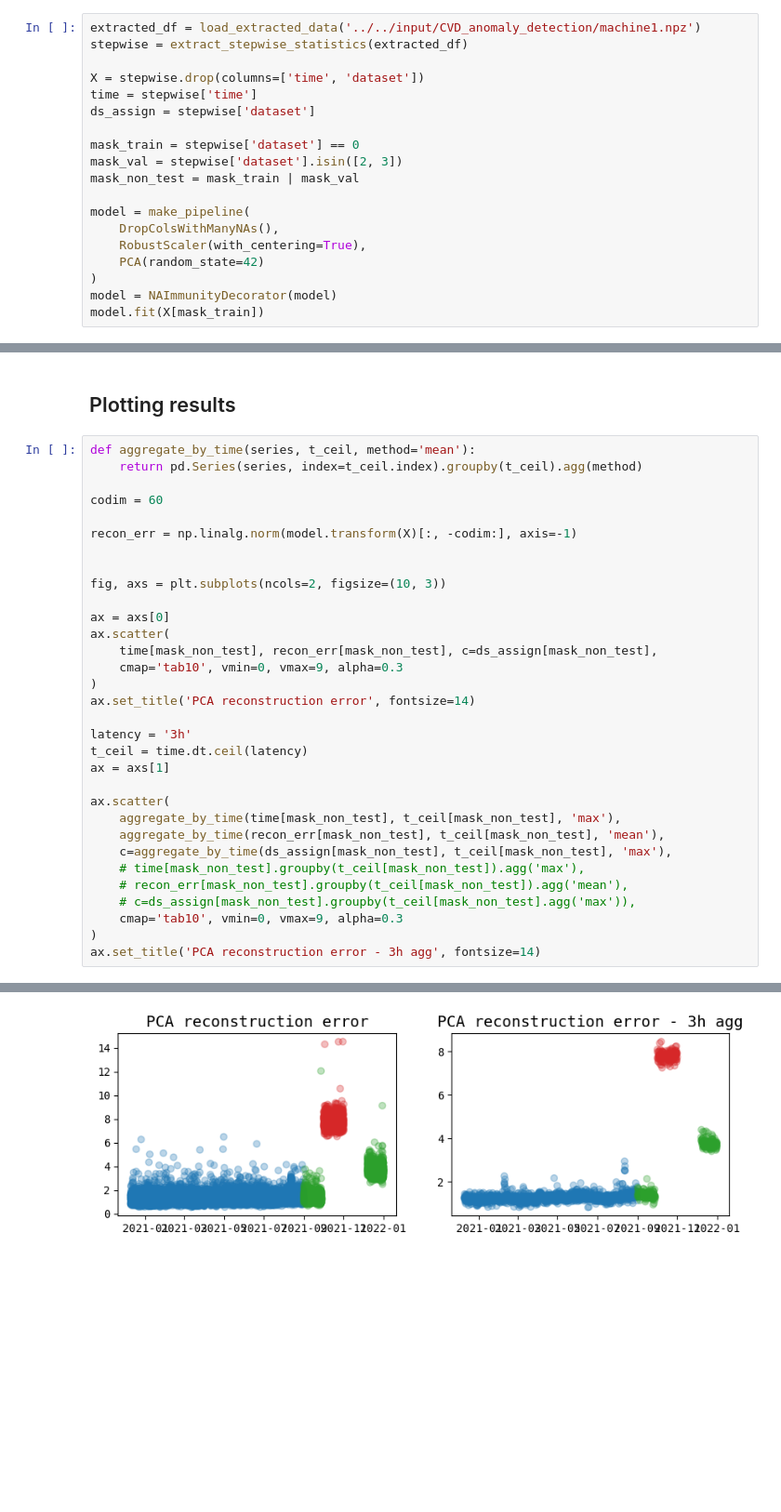
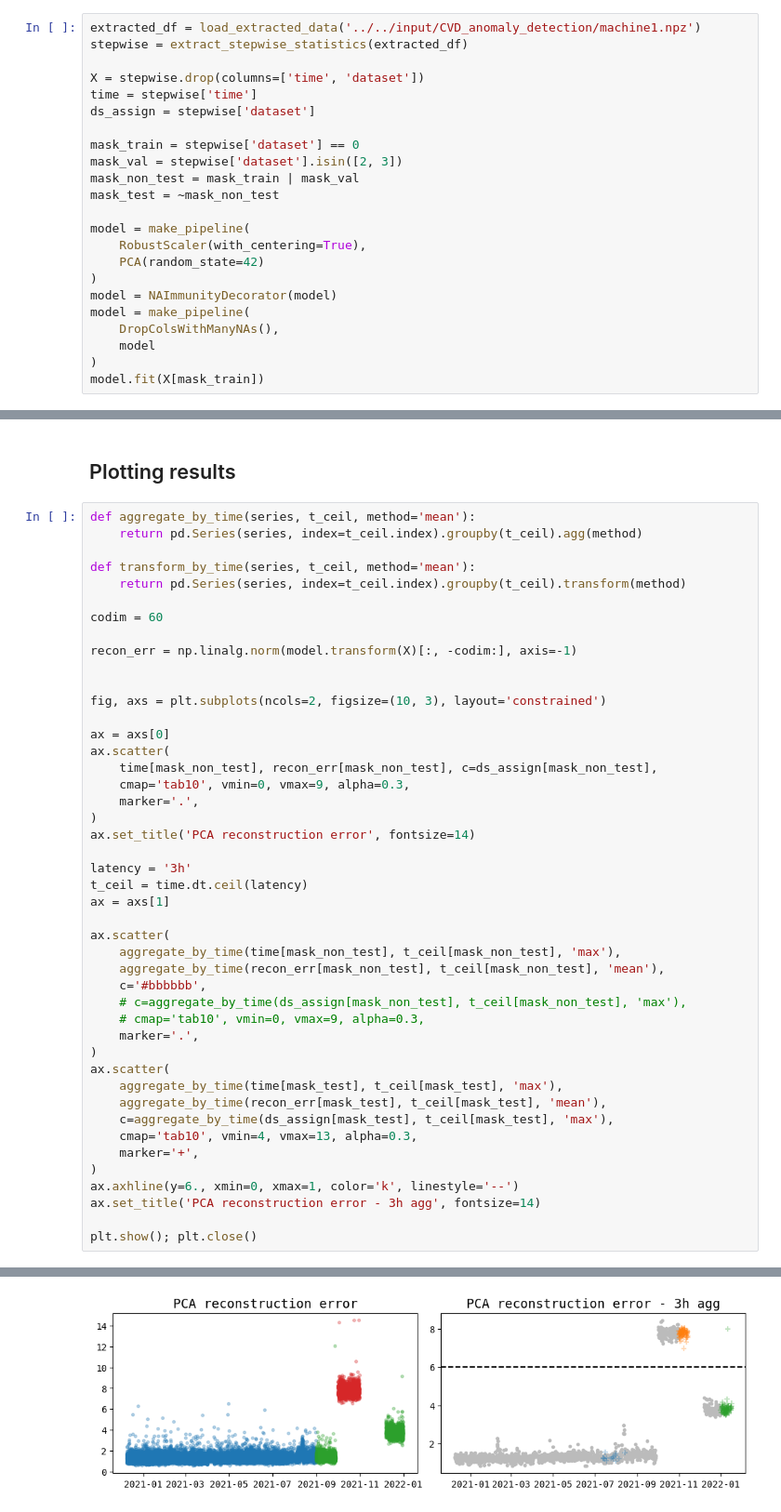
Before and after one commit to sinwall/CVD_anomaly_detection, a Jupyter notebook: PCA/PCA_pipeline.ipynb, the cells around one changed output, grey strips where cells are left out. Shown at 93% size. Cells and saved outputs as stored; diff of their text form; blank space fills up the shorter version.

Commit message:
model architecture amended

```diff
--- a/PCA/PCA_pipeline.ipynb
+++ b/PCA/PCA_pipeline.ipynb
@@ -104,12 +104,16 @@ ds_assign = stepwise['dataset']
 mask_train = stepwise['dataset'] == 0
 mask_val = stepwise['dataset'].isin([2, 3])
 mask_non_test = mask_train | mask_val
+mask_test = ~mask_non_test
 
 model = make_pipeline(
-    DropColsWithManyNAs(),
     RobustScaler(with_centering=True),
     PCA(random_state=42)
 )
 model = NAImmunityDecorator(model)
+model = make_pipeline(
+    DropColsWithManyNAs(),
+    model
+)
 model.fit(X[mask_train])
 # %% [output]
@@ -122,18 +128,22 @@ NAImmunityDecorator(body=Pipeline(steps=[('dropcolswithmanynas',
 # %%
 def aggregate_by_time(series, t_ceil, method='mean'):
     return pd.Series(series, index=t_ceil.index).groupby(t_ceil).agg(method)
+
+def transform_by_time(series, t_ceil, method='mean'):
+    return pd.Series(series, index=t_ceil.index).groupby(t_ceil).transform(method)
 
 codim = 60
 
 recon_err = np.linalg.norm(model.transform(X)[:, -codim:], axis=-1)
 
 
-fig, axs = plt.subplots(ncols=2, figsize=(10, 3))
+fig, axs = plt.subplots(ncols=2, figsize=(10, 3), layout='constrained')
 
 ax = axs[0]
 ax.scatter(
     time[mask_non_test], recon_err[mask_non_test], c=ds_assign[mask_non_test],
-    cmap='tab10', vmin=0, vmax=9, alpha=0.3
+    cmap='tab10', vmin=0, vmax=9, alpha=0.3,
+    marker='.',
 )
 ax.set_title('PCA reconstruction error', fontsize=14)
 
@@ -144,11 +154,20 @@ ax = axs[1]
 ax.scatter(
     aggregate_by_time(time[mask_non_test], t_ceil[mask_non_test], 'max'),
     aggregate_by_time(recon_err[mask_non_test], t_ceil[mask_non_test], 'mean'),
-    c=aggregate_by_time(ds_assign[mask_non_test], t_ceil[mask_non_test], 'max'),
-    # time[mask_non_test].groupby(t_ceil[mask_non_test]).agg('max'),
-    # recon_err[mask_non_test].groupby(t_ceil[mask_non_test]).agg('mean'),
-    # c=ds_assign[mask_non_test].groupby(t_ceil[mask_non_test].agg('max')),
-    cmap='tab10', vmin=0, vmax=9, alpha=0.3
+    c='#bbbbbb',
+    # c=aggregate_by_time(ds_assign[mask_non_test], t_ceil[mask_non_test], 'max'),
+    # cmap='tab10', vmin=0, vmax=9, alpha=0.3,
+    marker='.',
 )
+ax.scatter(
+    aggregate_by_time(time[mask_test], t_ceil[mask_test], 'max'),
+    aggregate_by_time(recon_err[mask_test], t_ceil[mask_test], 'mean'),
+    c=aggregate_by_time(ds_assign[mask_test], t_ceil[mask_test], 'max'),
+    cmap='tab10', vmin=4, vmax=13, alpha=0.3,
+    marker='+',
+)
+ax.axhline(y=6., xmin=0, xmax=1, color='k', linestyle='--')
 ax.set_title('PCA reconstruction error - 3h agg', fontsize=14)
+
+plt.show(); plt.close()
 # %% [output]
@@ -156 +174 @@ Text(0.5, 1.0, 'PCA reconstruction error - 3h agg')
-[figure, old version]
+[figure, new version]
```
Also changed, not shown: parts of 5 cells of this notebook.
